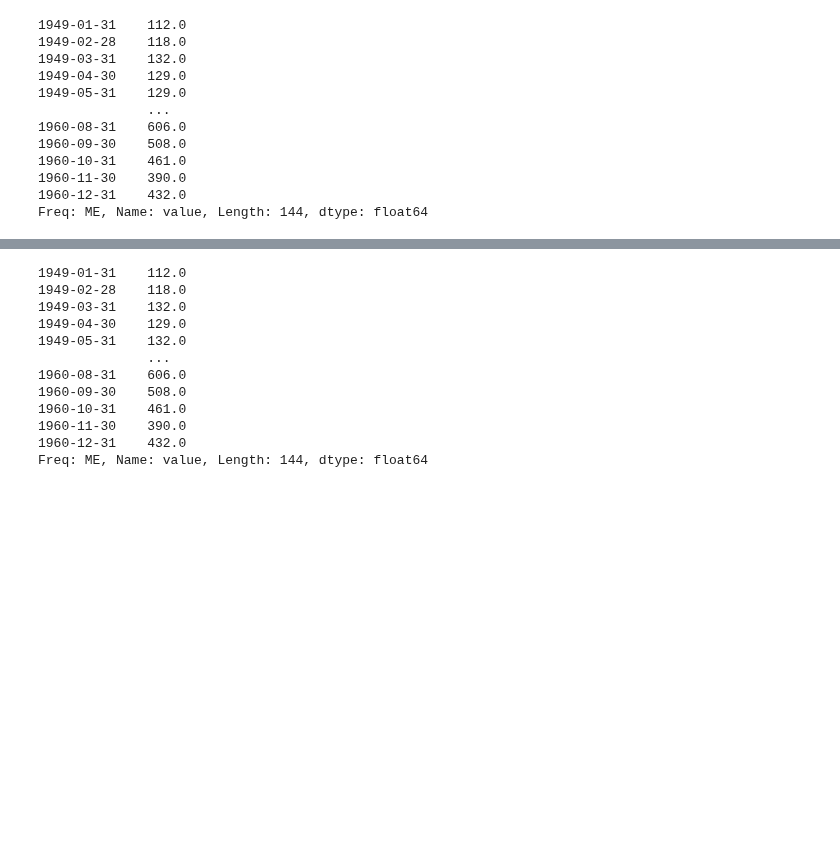
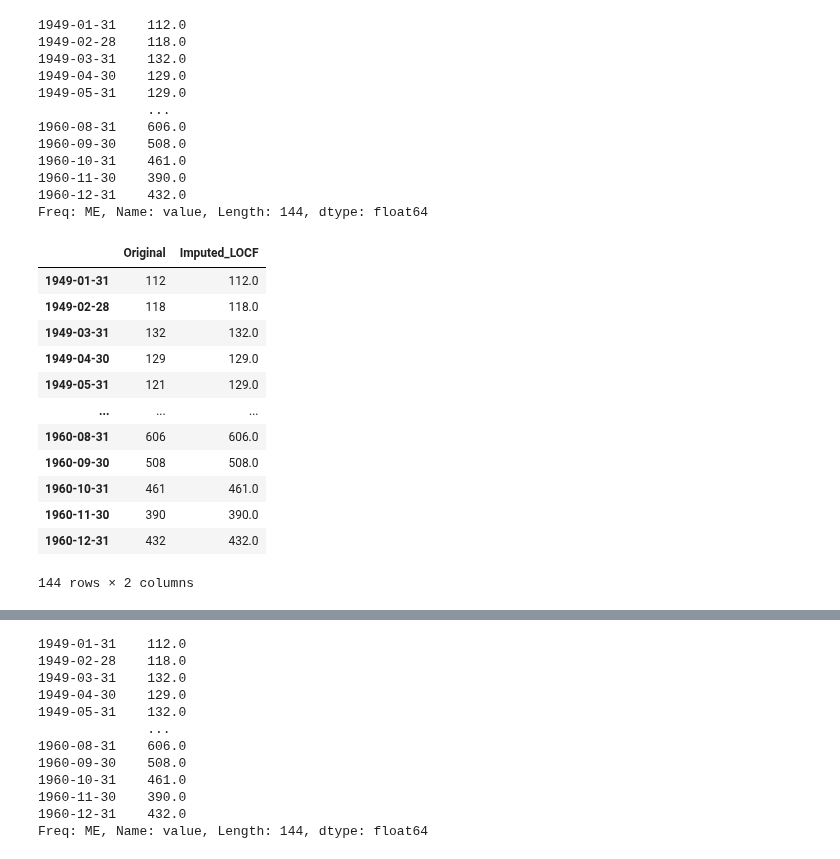
Before and after one commit to Wilsonsr/Series-de-Tiempo, a Jupyter notebook: Cuadernos Python/10_imputacion_preliminar.ipynb, the cells around one changed output, grey strips where cells are left out. Drawn from its saved outputs; the diff is of its cells as text; code cells hidden in the pictures; blank space fills up the shorter version.

```diff
--- a/Cuadernos Python/10_imputacion_preliminar.ipynb
+++ b/Cuadernos Python/10_imputacion_preliminar.ipynb
@@ -224,3 +224,20 @@ print(serie_locf)
 1960-11-30    390.0
 1960-12-31    432.0
 Freq: ME, Name: value, Length: 144, dtype: float64
+# %%
+serie_combined_locf = pd.DataFrame({'Original': air_passengers['value'], 'Imputed_LOCF': serie_locf})
+serie_combined_locf
+# %% [output]
+|  | Original | Imputed_LOCF |
+| 1949-01-31 | 112 | 112.0 |
+| 1949-02-28 | 118 | 118.0 |
+| 1949-03-31 | 132 | 132.0 |
+| 1949-04-30 | 129 | 129.0 |
+| 1949-05-31 | 121 | 129.0 |
+| ... | ... | ... |
+| 1960-08-31 | 606 | 606.0 |
+| 1960-09-30 | 508 | 508.0 |
+| 1960-10-31 | 461 | 461.0 |
+| 1960-11-30 | 390 | 390.0 |
+| 1960-12-31 | 432 | 432.0 |
+144 rows × 2 columns
```
Also changed, not shown: parts of 4 cells of this notebook.
